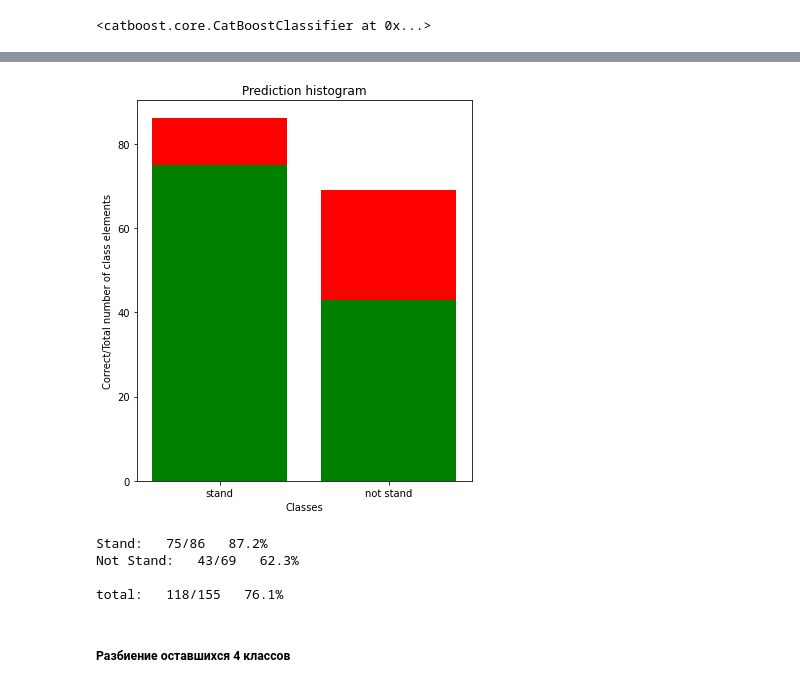
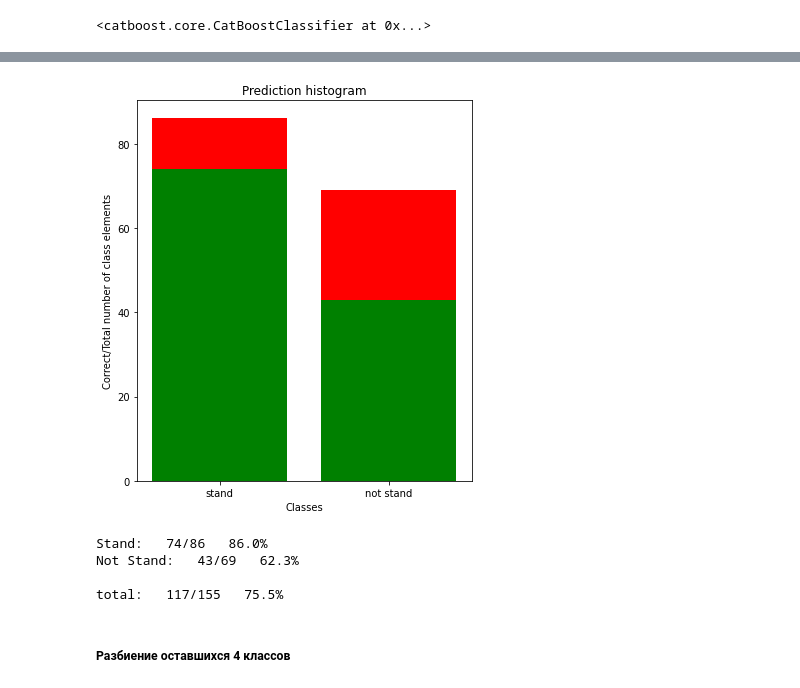
Before and after one commit to Maximrez/Pets-Activity-Interpreter-New, a Jupyter notebook: training_classifier.ipynb, the cells around one changed output, grey strips where cells are left out. Drawn from its saved outputs; the diff is of its cells as text; code cells hidden in the pictures.

```diff
--- a/training_classifier.ipynb
+++ b/training_classifier.ipynb
@@ -68,5 +43,6 @@ df.head()
 # %%
-classes = ['stand', 'sit', 'lie', 'go', 'run']
+classes = ['nothing', 'stand', 'sit', 'lie', 'go', 'run']
+# classes = ['stand', 'sit', 'lie', 'go', 'run']
 X = df.drop(classes, axis=1)
 y = df[['id'] + classes]
 # %%
@@ -90,12 +66,19 @@ X = pd.DataFrame.from_dict(df_dict)
 # %%
 y['label'] = 0
 
+#по всем классам
+for idx in range(1, len(y.columns)-1):
+    y['label'] += y[y.columns[idx]] * (idx - 1)
+
+#2 класса
+# y['label'] = 0
 # for idx in range(1, len(y.columns)-1):
-#     y['label'] += y[y.columns[idx]] * (idx - 1)
+#     y['label'] += y[y.columns[idx]] * int(idx > 1)
 
-y['label'] = 0
-for idx in range(1, len(y.columns)-1):
-    y['label'] += y[y.columns[idx]] * int(idx > 1)
+#3 класса
+# y['label'] = 0
+# for idx in range(1, len(y.columns)-1):
+#     y['label'] += (y[y.columns[idx]] * int(idx == 2) + 2 * y[y.columns[idx]] * int(idx > 2))
 # %%
 X.set_index('id', inplace=True)
 y.set_index('id', inplace=True)
@@ -137,6 +120,7 @@ Train:  580
 Val:    232
 Test:   155
 # %%
+# Аугментация
 coord_columns = []
 for c in range(len(X_train.columns)):
     column = X_train.columns[c]
@@ -151,7 +135,7 @@ roof = max(list(sum(list(y_train[col])) for col in y_train.columns[:-1]))
 
 for idx in range(len(y_train.columns)-1):
     list_index = 0
-    while sum(list(y_train[y_train.columns[idx]])) != roof:
+    while sum(list(y_train[y_train.columns[idx]])) < roof:
         indexes = list(map(int, X_train.index))
         features = list(X_train.loc[indexes[list_index]])
         answers = list(y_train.loc[indexes[list_index]])
@@ -206,6 +195,24 @@ stand/not_stand 0.75 eval 0.5330 logloss 75.5% test
 sit/lie/go/run 0.67 eval 0.8882 multiclass 68.7% test
 # %% [markdown]
 ##### Классификация по всем классам
+# %%
+col = ['bounds_x', 'bounds_y', 'bounds_width', 'bounds_height', 'L_eye_v',
+       'L_eye_x', 'L_eye_y', 'R_eye_v', 'R_eye_x', 'R_eye_y', 'L_ear_v',
+       'L_ear_x', 'L_ear_y', 'R_ear_v', 'R_ear_x', 'R_ear_y', 'Nose_v',
+       'Nose_x', 'Nose_y', 'Throat_v', 'Throat_x', 'Throat_y', 'Tail_v',
+       'Tail_x', 'Tail_y', 'withers_v', 'withers_x', 'withers_y',
+       'L_F_elbow_v', 'L_F_elbow_x', 'L_F_elbow_y', 'R_F_elbow_v',
+       'R_F_elbow_x', 'R_F_elbow_y', 'L_B_elbow_v', 'L_B_elbow_x',
+       'L_B_elbow_y', 'R_B_elbow_v', 'R_B_elbow_x', 'R_B_elbow_y',
+       'L_F_knee_v', 'L_F_knee_x', 'L_F_knee_y', 'R_F_knee_v', 'R_F_knee_x',
+       'R_F_knee_y', 'L_B_knee_v', 'L_B_knee_x', 'L_B_knee_y', 'R_B_knee_v',
+       'R_B_knee_x', 'R_B_knee_y', 'L_F_paw_v', 'L_F_paw_x', 'L_F_paw_y',
+       'R_F_paw_v', 'R_F_paw_x', 'R_F_paw_y', 'L_B_paw_v', 'L_B_paw_x',
+       'L_B_paw_y', 'R_B_paw_v', 'R_B_paw_x', 'R_B_paw_y']
+
+X_train = X_train[col]
+X_test = X_test[col]
+X_val = X_val[col]
 # %%
 train_pool = Pool(data=X_train, label=y_train['label'])
 eval_pool = Pool(data=X_val, label=y_val['label'])
@@ -297,41 +314,38 @@ cat_classifier1.get_best_score()
 preds = cat_classifier1.predict(X_test)
 targets = list(y_test["label"])
 
 names = ['stand', 'not stand']
-
-preds = cat_classifier1.predict(X_test)
-targets = list(y_test["label"])
 
 n = len(names)
 
 classes_count = [0] * n
 classes_correct = [0] * n
 
 for idx in range(len(targets)):
     classes_count[targets[idx]] += 1
     if targets[idx] == preds[idx]:
         classes_correct[targets[idx]] += 1
 
 plt.rcParams['figure.figsize'] = (6, 7)
 plt.bar(range(n), classes_count, color="red");
 plt.bar(range(n), classes_correct, color="green");
 plt.xticks(range(n), names);
 plt.ylabel('Correct/Total number of class elements')
 plt.xlabel('Classes')
 plt.title("Prediction histogram")
 plt.show()
 
 print()
 for idx in range(n):
     print("{}:   {}/{}   {:.1f}%".format(names[idx].title(), classes_correct[idx], classes_count[idx], 100*classes_correct[idx]/classes_count[idx]))
 
 print("\ntotal:   {}/{}   {:.1f}%".format(sum(classes_correct), sum(classes_count), 100*sum(classes_correct)/sum(classes_count)))
 # %% [output]
-[figure, old version]
+[figure, new version]
-Stand:   75/86   87.2%
+Stand:   74/86   86.0%
 Not Stand:   43/69   62.3%
 
-total:   118/155   76.1%
+total:   117/155   75.5%
 # %%
 cat_classifier1.save_model('cat_classifier_stand2')
 # %% [markdown]
```
Also changed, not shown: parts of 49 cells of this notebook, 6 other files.
